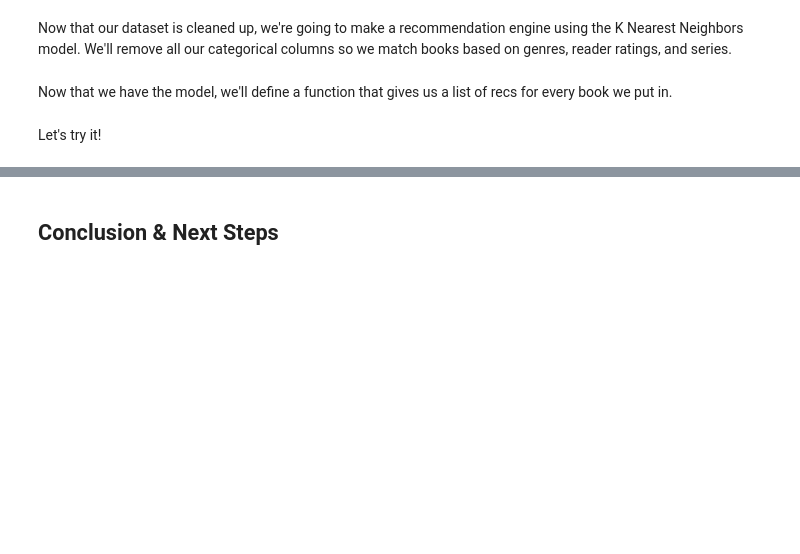
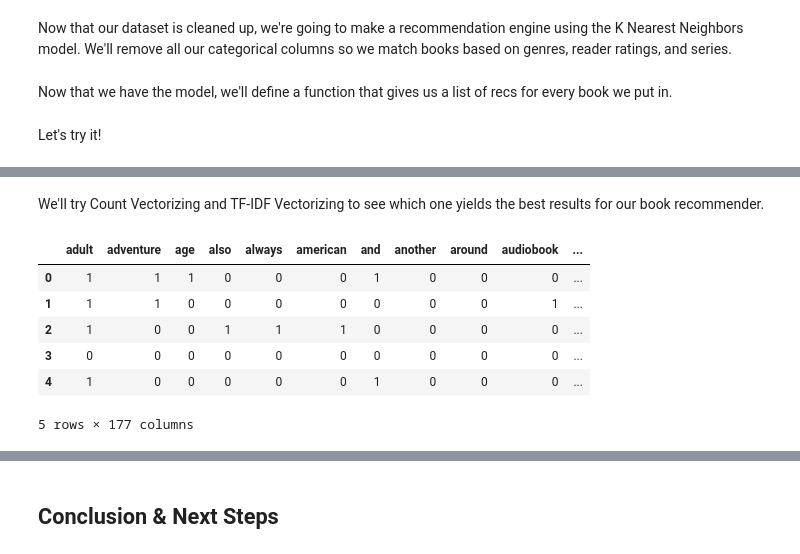
Before and after one commit to npagrawal/Book-Recommendation-Engine, a Jupyter notebook: Recommendation_Engine_Notebook.ipynb, the cells around one changed output, grey strips where cells are left out. Drawn from its saved outputs; the diff is of its cells as text; code cells hidden in the pictures; blank space fills up the shorter version.

```diff
--- a/Recommendation_Engine_Notebook.ipynb
+++ b/Recommendation_Engine_Notebook.ipynb
@@ -294,0 +334,23 @@ BookRecommender("Jane Eyre")
+# %%
+# create stopwords list
+stopwords_list = stopwords.words('english')
+stopwords_list += list(string.punctuation)
+# %%
+# make new dataframe
+df_desc = df1[["title", "author", "genres", "series", "description"]]
+
+# turn genres list into string
+for index, row in df_desc.iterrows():
+    row["genres"] = " ".join(row["genres"])
+    row["genres"] = row["genres"].replace("'", "")
+
+# create bagofwords column using genres, series, and description
+df_desc["bagofwords"] = ""
+columns = df_desc.columns
+
+for index, row in df_desc.iterrows():
+    row["bagofwords"] = str(row["genres"]) + str(row["series"]) + str(row["description"])
+
+# create new dataframe
+df_bagofwords = df_desc[["title", "author", "bagofwords"]]
+df_bagofwords.head()
@@ -294,0 +364,11 @@ BookRecommender("Jane Eyre")
+# %%
+# lemmatize bagofwords column
+lemm = WordNetLemmatizer()
+
+for i, row in df_bagofwords.iterrows():
+    tokens = word_tokenize(row["bagofwords"])
+    filtered_tokens = [w for w in tokens if w.lower() not in stopwords_list]
+    lemmatized_tokens = [lemm.lemmatize(token) for token in filtered_tokens]
+    df_bagofwords.at[i, "bagofwords"] = " ".join(lemmatized_tokens)
+
+df_bagofwords
@@ -294,0 +389,17 @@ BookRecommender("Jane Eyre")
+# %% [markdown]
+We'll try Count Vectorizing and TF-IDF Vectorizing to see which one yields the best results for our book recommender.
+# %%
+# vectorize bagofwords column
+vec = CountVectorizer(min_df = 0.06, max_df = 0.95)
+X_cvec = vec.fit_transform(df_bagofwords["bagofwords"])
+
+countvec_df = pd.DataFrame(X_cvec.toarray(), columns=vec.get_feature_names_out())
+countvec_df.head()
+# %% [output]
+|  | adult | adventure | age | also | always | american | and | another | around | audiobook | ... |
+| 0 | 1 | 1 | 1 | 0 | 0 | 0 | 1 | 0 | 0 | 0 | ... |
+| 1 | 1 | 1 | 0 | 0 | 0 | 0 | 0 | 0 | 0 | 1 | ... |
+| 2 | 1 | 0 | 0 | 1 | 1 | 1 | 0 | 0 | 0 | 0 | ... |
+| 3 | 0 | 0 | 0 | 0 | 0 | 0 | 0 | 0 | 0 | 0 | ... |
+| 4 | 1 | 0 | 0 | 0 | 0 | 0 | 1 | 0 | 0 | 0 | ... |
+5 rows × 177 columns
```
Also changed, not shown: parts of 39 cells of this notebook, 1 other file.
